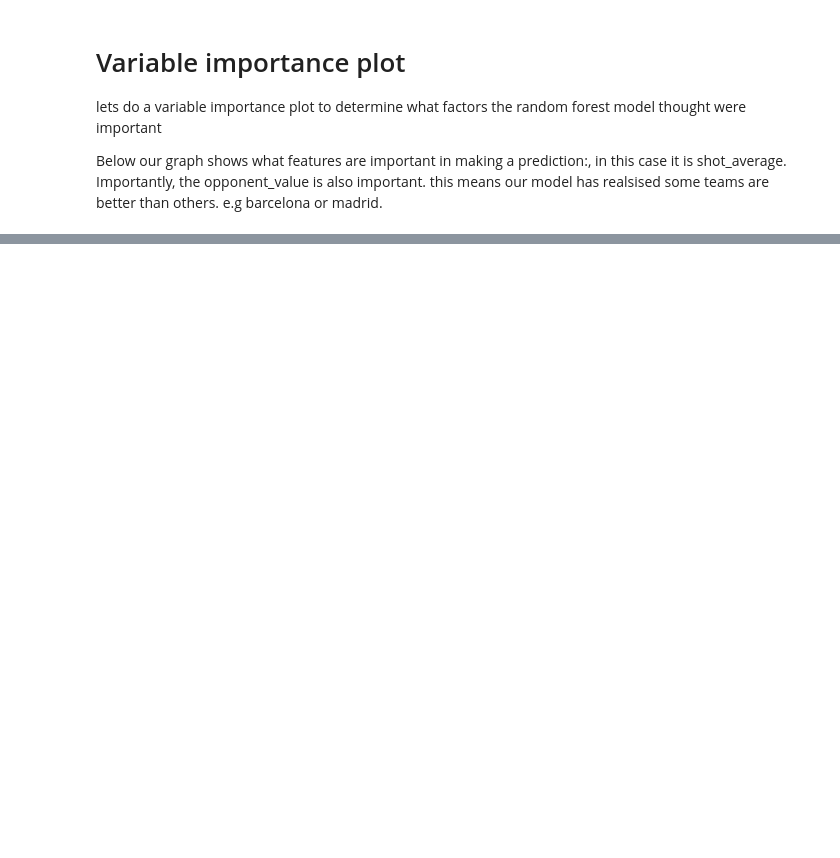
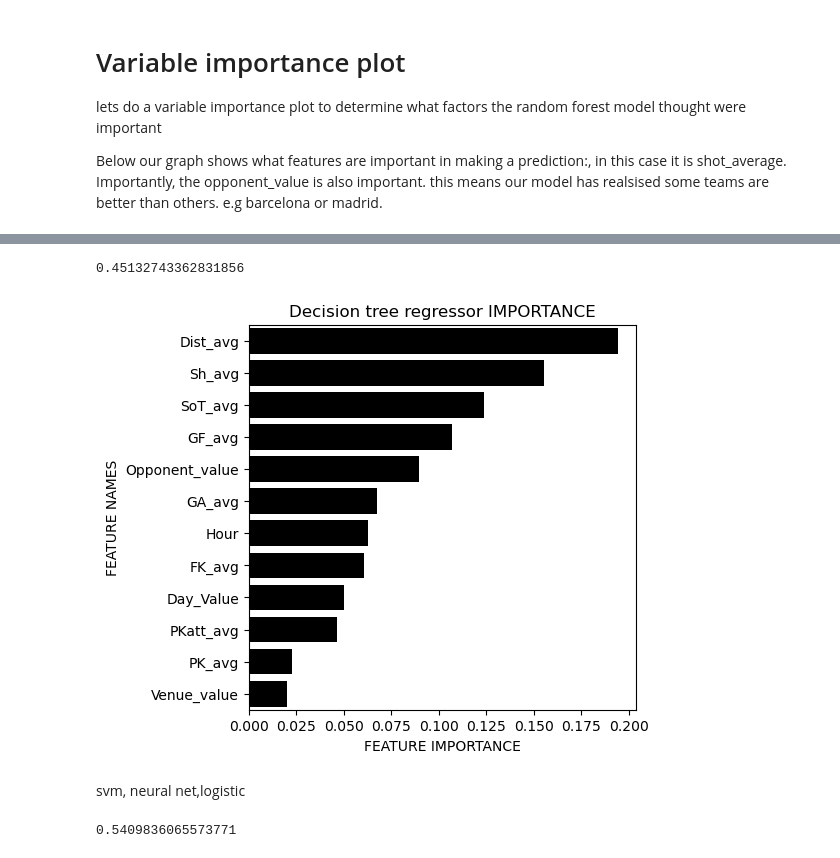
Before and after one commit to preetgami/la-liga, a Jupyter notebook: main.ipynb, the cells around one changed output, grey strips where cells are left out. Drawn from its saved outputs; the diff is of its cells as text; code cells hidden in the pictures; blank space fills up the shorter version.

```diff
--- a/main.ipynb
+++ b/main.ipynb
@@ -362,0 +367,2 @@ importance(rf.feature_importances_,predictors+new_cols)
+# %%
+dt=DecisionTreeRegressor(random_state=1)
@@ -362,0 +387,10 @@ importance(rf.feature_importances_,predictors+new_cols)
+# %%
+precision
+# %% [output]
+0.45132743362831856
+# %%
+importance("Decision tree regressor",dt.feature_importances_,predictors+new_cols)
+# %% [output]
+[figure, added]
+# %% [markdown]
+svm, neural net,logistic
@@ -362,0 +403,4 @@ importance(rf.feature_importances_,predictors+new_cols)
+# %%
+precision
+# %% [output]
+0.5409836065573771
```
Also changed, not shown: parts of 14 cells of this notebook.
